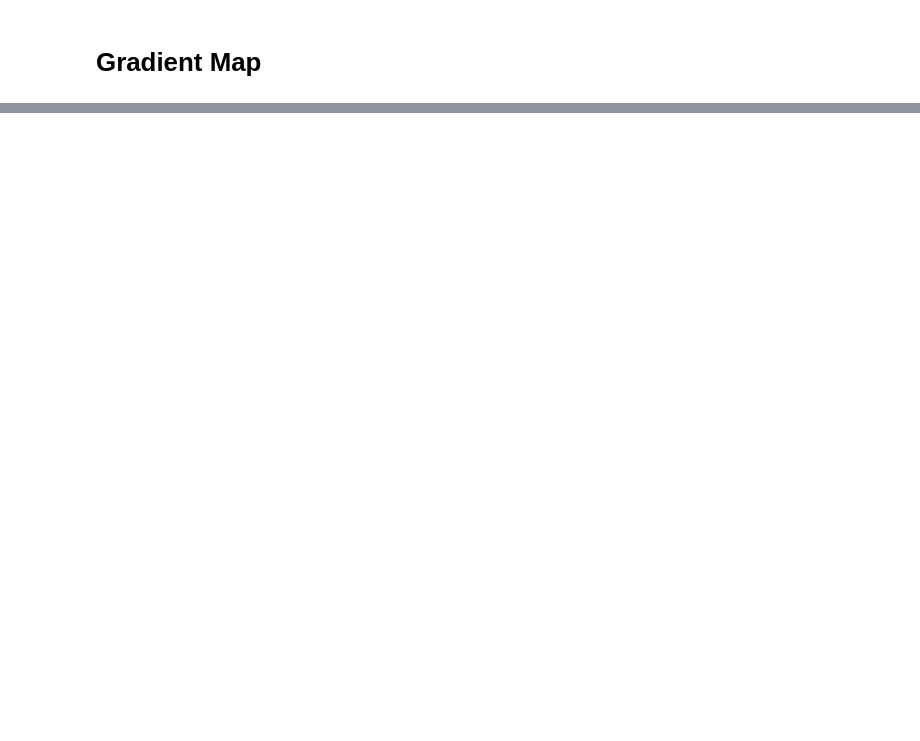
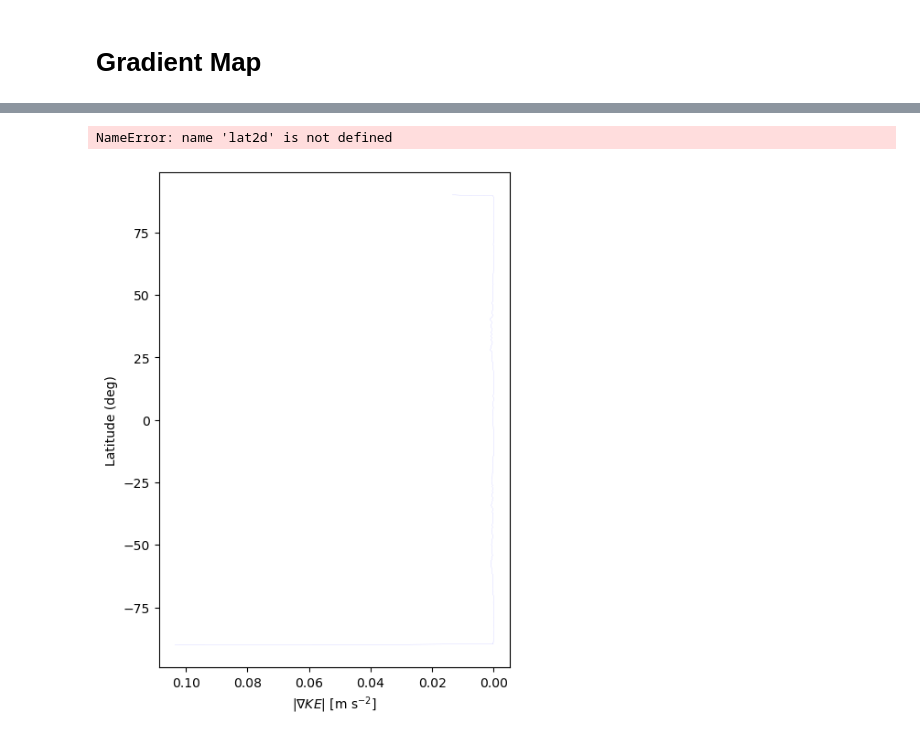
Before and after one commit to HisKim1/his_graphcast, a Jupyter notebook: spectra/extra_plot.ipynb, the cells around one changed output, grey strips where cells are left out. Cells and saved outputs as stored; diff of their text form; code cells hidden in the pictures; blank space fills up the shorter version.

```diff
--- a/spectra/extra_plot.ipynb
+++ b/spectra/extra_plot.ipynb
@@ -76,0 +165,76 @@ print("∇KE mean:", np.nanmean(mag))
+# %%
+
+
+# Figure 레이아웃
+fig = plt.figure(figsize=(16,6), constrained_layout=True)
+gs = gridspec.GridSpec(1, 20, figure=fig)
+
+# (1) 왼쪽: 위도 프로파일 (세로축 위도)
+ax_prof = fig.add_subplot(gs[0, 0:5])  # 2/12 폭
+ax_prof.plot(band_vals, KE.lat, lw=0.05, color='b')
+ax_prof.set_ylabel('Latitude (deg)')
+ax_prof.set_xlabel(r'$|\nabla KE|$ [m s$^{-2}$]')
+ax_prof.invert_xaxis()
+# ax_prof.set_xlim(0.002, 0)
+ax_prof.ticklabel_format(axis='x', style='sci', scilimits=(-10,2))
+ax_prof.set_ylim(lat2d.min(), lat2d.max())
+ax_prof.grid(alpha=0.3)
+
+# (선택) 위도 0, ±30, ±60 선만 ytick
+ticks = [-60,-30,0,30,60]
+ax_prof.set_yticks(ticks)
+
+# (2) 오른쪽: 지도
+ax_map = fig.add_subplot(gs[0, 1:], projection=ccrs.PlateCarree())
+ax_map.set_global()
+ax_map.coastlines(resolution='110m', linewidth=0.8)
+ax_map.add_feature(cfeature.BORDERS, linewidth=0.5)
+ax_map.add_feature(cfeature.LAND, facecolor='white', zorder=0)
+ax_map.add_feature(cfeature.OCEAN, facecolor='white', zorder=0)
+if hasattr(mag, "magnitude"):
+    mag_plot = mag.magnitude
+else:
+    mag_plot = mag
+
+vmax = np.nanpercentile(mag_plot, 95)
+pc = ax_map.pcolormesh(
+    lon2d, lat2d, mag_plot,
+    cmap='jet', shading='auto',
+    vmin=0, vmax=vmax,
+    transform=ccrs.PlateCarree()
+)
+
+lat, lon = magnitude.lat, magnitude.lon
+
+
+# 선택된 band 표시 (두 경도 경계)
+lon_selected = lon[band_start: band_start+72]
+lon_min = float(lon_selected.min())
+lon_max = float(lon_selected.max())
+
+# band 경계 선
+ax_map.plot([lon_min]*2, [ -89.9, 89.9], color='black', lw=1.0, transform=ccrs.PlateCarree())
+ax_map.plot([lon_max]*2, [ -89.9, 89.9], color='black', lw=1.0, transform=ccrs.PlateCarree())
+
+# 간단: 다각형 patch (경도 wrap 주의 – band가 dateline 넘지 않는다고 가정)
+poly_lats = np.linspace(-89.9, 89.9, 50)
+poly1 = np.vstack([np.full_like(poly_lats, lon_min), poly_lats]).T
+poly2 = np.vstack([np.full_like(poly_lats, lon_max), poly_lats[::-1]]).T
+poly = np.vstack([poly1, poly2])
+path = mpath.Path(ccrs.PlateCarree().transform_points(ccrs.PlateCarree(),
+                                                      poly[:,0], poly[:,1])[:, :2])
+patch = mpatches.PathPatch(path, facecolor='gray', alpha=0.25, transform=ccrs.PlateCarree())
+ax_map.add_patch(patch)
+
+cb = fig.colorbar(pc, ax=ax_map, orientation='vertical', pad=0.015, shrink=0.92)
+#
+# cax = divider.append_axes("right", size="2.2%", pad=0.15)
+# cb = plt.colorbar(pc, cax=cax)
+cb.set_label(r'$|\nabla KE|$ [m s$^{-2}$]')
+
+fig.suptitle(f"{model_name} |∇KE| map + latitude profile (band {lon_min:.1f}°–{lon_max:.1f}°)")
+# plt.tight_layout()
+plt.show()
+# %% [output]
+NameError: name 'lat2d' is not defined
+[figure, added]
```
Also changed, not shown: parts of 5 cells of this notebook, 7 other files.
